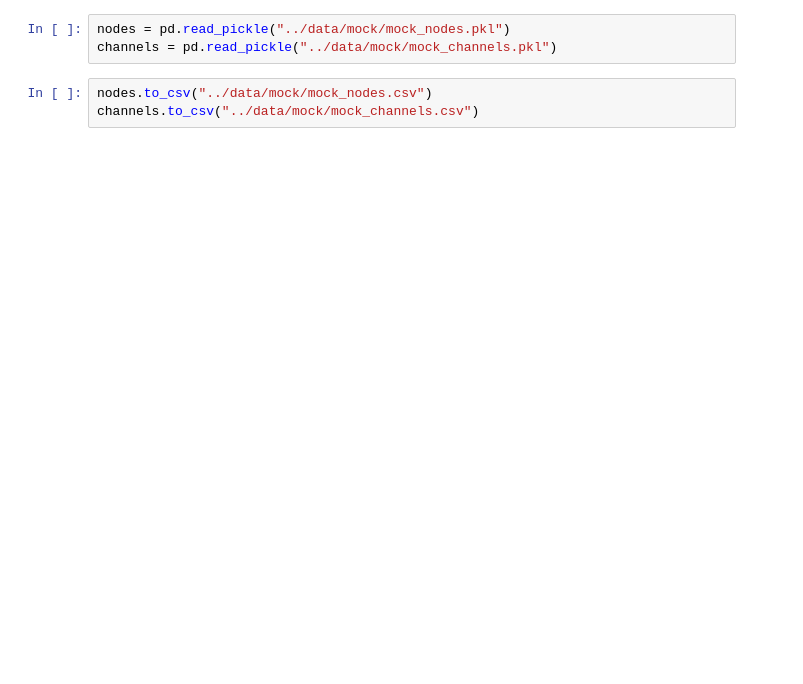
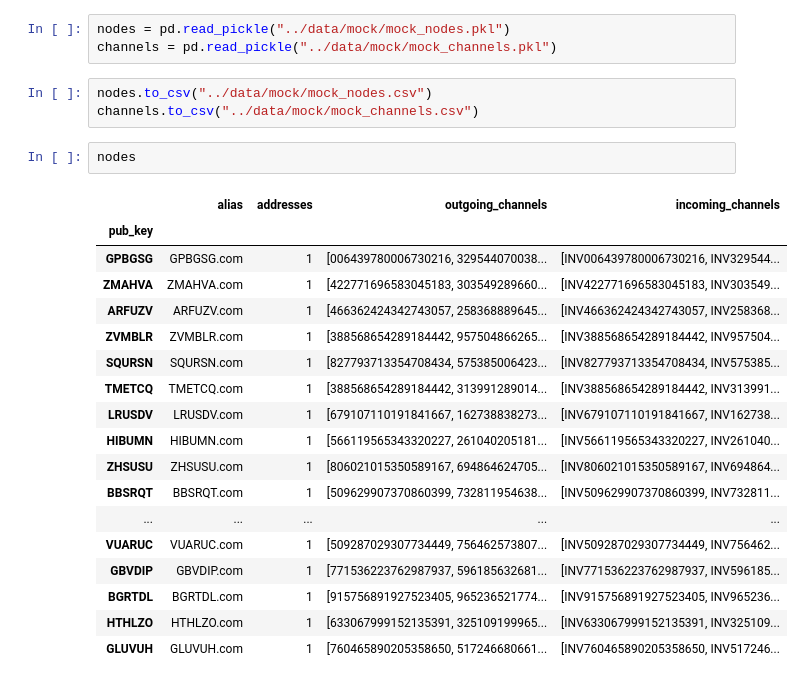
Before and after one commit to FiliTol/LN-pathfinding, a Jupyter notebook: scripts/mockBIG.ipynb, the cells around one changed output. Saved outputs shown, nothing was run; the diff lists cells and outputs as text; blank space fills up the shorter version.

```diff
--- a/scripts/mockBIG.ipynb
+++ b/scripts/mockBIG.ipynb
@@ -10,3 +11,24 @@ channels = pd.read_pickle("../data/mock/mock_channels.pkl")
 # %%
 nodes.to_csv("../data/mock/mock_nodes.csv")
 channels.to_csv("../data/mock/mock_channels.csv")
+# %%
+nodes
+# %% [output]
+|  | alias | addresses | outgoing_channels | incoming_channels |
+| pub_key |  |  |  |  |
+| GPBGSG | GPBGSG.com | 1 | [006439780006730216, 329544070038... | [INV006439780006730216, INV329544... |
+| ZMAHVA | ZMAHVA.com | 1 | [422771696583045183, 303549289660... | [INV422771696583045183, INV303549... |
+| ARFUZV | ARFUZV.com | 1 | [466362424342743057, 258368889645... | [INV466362424342743057, INV258368... |
+| ZVMBLR | ZVMBLR.com | 1 | [388568654289184442, 957504866265... | [INV388568654289184442, INV957504... |
+| SQURSN | SQURSN.com | 1 | [827793713354708434, 575385006423... | [INV827793713354708434, INV575385... |
+| TMETCQ | TMETCQ.com | 1 | [388568654289184442, 313991289014... | [INV388568654289184442, INV313991... |
+| LRUSDV | LRUSDV.com | 1 | [679107110191841667, 162738838273... | [INV679107110191841667, INV162738... |
+| HIBUMN | HIBUMN.com | 1 | [566119565343320227, 261040205181... | [INV566119565343320227, INV261040... |
+| ZHSUSU | ZHSUSU.com | 1 | [806021015350589167, 694864624705... | [INV806021015350589167, INV694864... |
+| BBSRQT | BBSRQT.com | 1 | [509629907370860399, 732811954638... | [INV509629907370860399, INV732811... |
+| ... | ... | ... | ... | ... |
+| VUARUC | VUARUC.com | 1 | [509287029307734449, 756462573807... | [INV509287029307734449, INV756462... |
+| GBVDIP | GBVDIP.com | 1 | [771536223762987937, 596185632681... | [INV771536223762987937, INV596185... |
+| BGRTDL | BGRTDL.com | 1 | [915756891927523405, 965236521774... | [INV915756891927523405, INV965236... |
+| HTHLZO | HTHLZO.com | 1 | [633067999152135391, 325109199965... | [INV633067999152135391, INV325109... |
+| GLUVUH | GLUVUH.com | 1 | [760465890205358650, 517246680661... | [INV760465890205358650, INV517246... |
```
Also changed, not shown: parts of 17 cells of this notebook, 8 other files.
